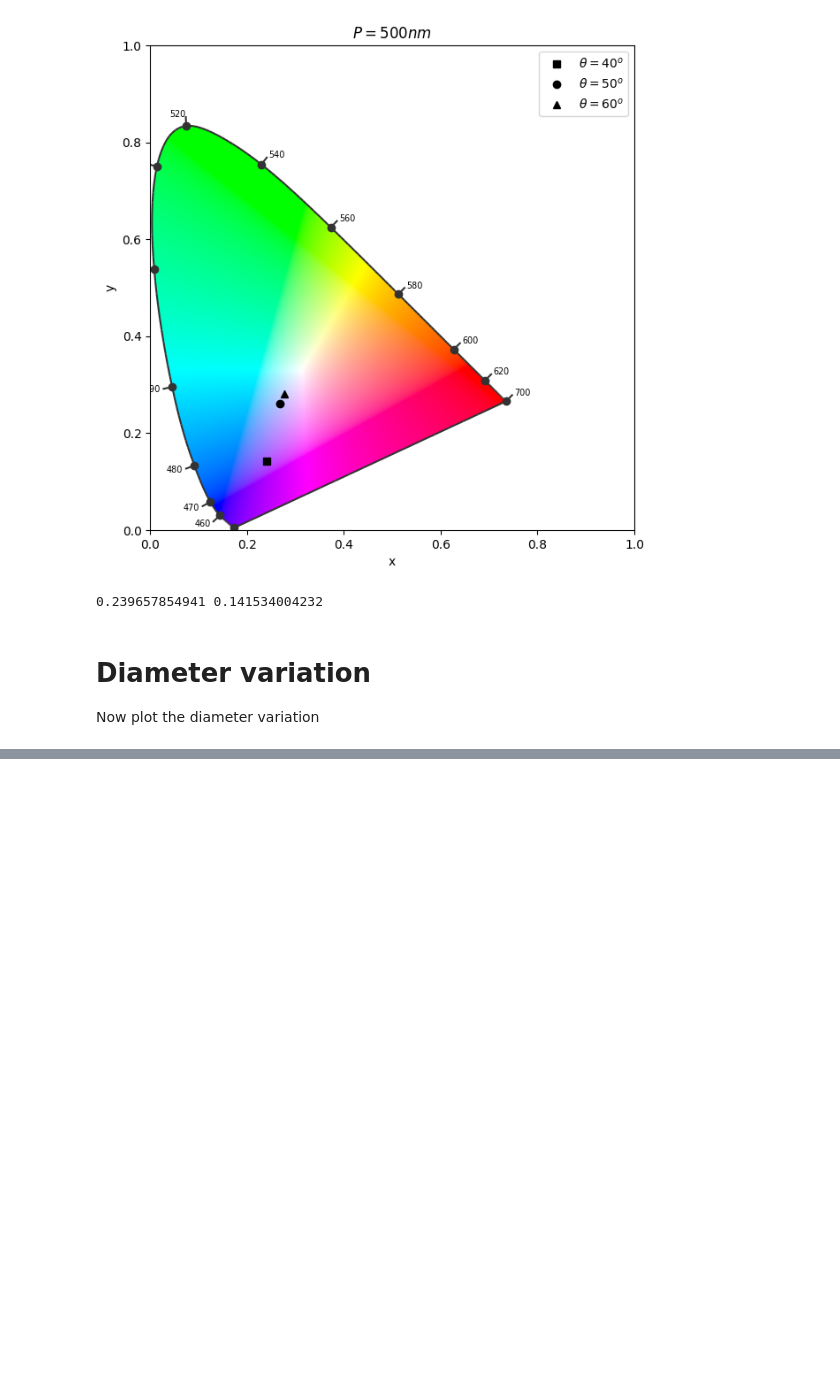
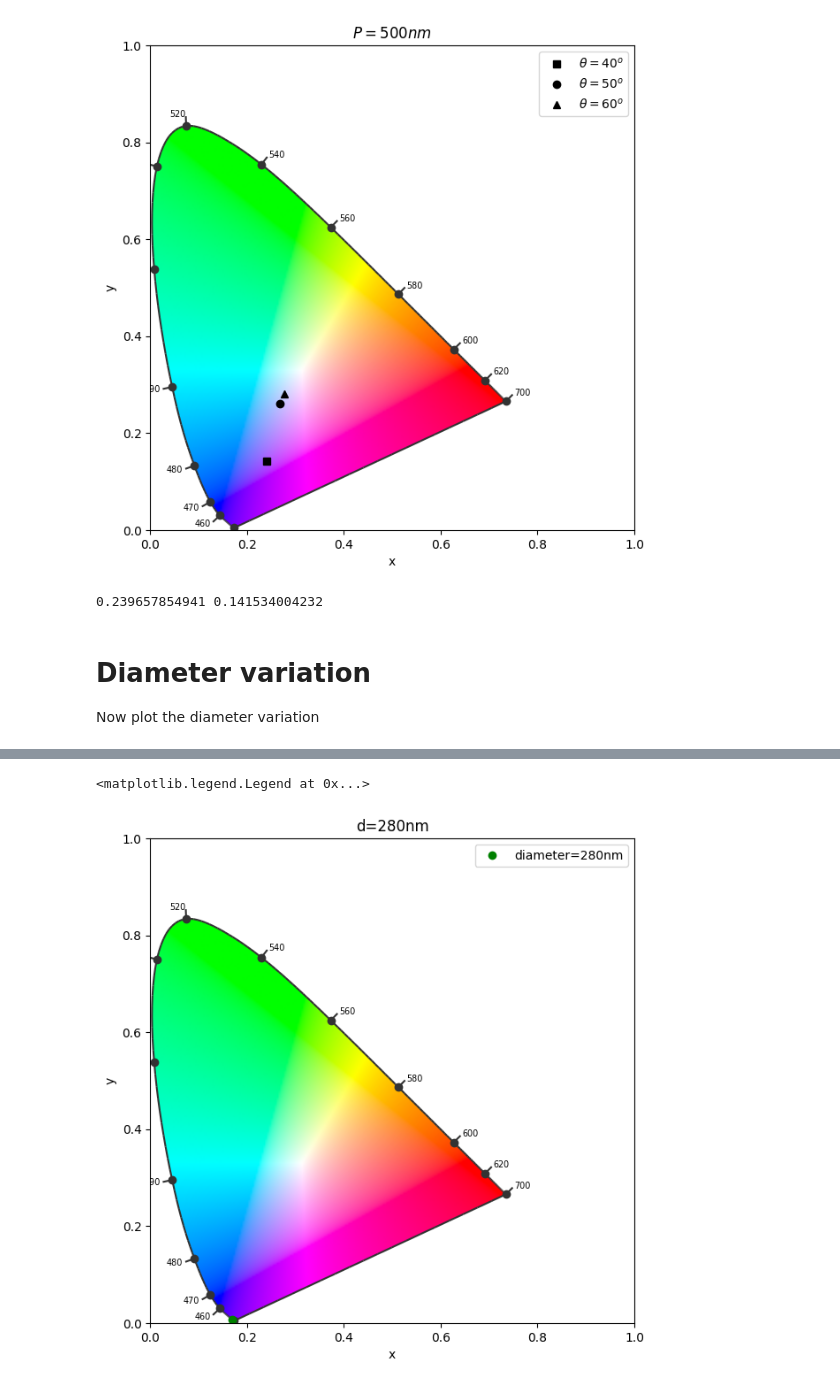
Before and after one commit to Feymankamal/Chromaticity-1931, a Jupyter notebook: colour_map.ipynb, the cells around one changed output, grey strips where cells are left out. Cells and saved outputs as stored; diff of their text form; code cells hidden in the pictures; blank space fills up the shorter version.

```diff
--- a/colour_map.ipynb
+++ b/colour_map.ipynb
@@ -604,0 +667,8 @@ Now plot the diameter variation
+# %%
+def xyvald(y):
+  xch=np.trapz(y*cie.x[40:101],wavel)
+  ych=np.trapz(y*cie.y[40:101],wavel)
+  zch=np.trapz(y*cie.z[40:101],wavel)
+  x=xch/(xch+ych+zch)
+  y=ych/(xch+ych+zch)
+  return x,y
@@ -604,0 +703,16 @@ Now plot the diameter variation
+# %%
+import colour
+figure, axes = colour.plotting.diagrams.plot_chromaticity_diagram_CIE1931(standalone=False)
+axes.plot(xd_280, yd_280,'go',label='diameter=280nm')
+#axes.plot(xd_267, yd_267, 'ro', label='diameter=267nm')
+#axes.plot(xd_253, yd_253, 'bo', label='diameter=253nm')
+#axes.plot(xd_240, yd_240, 'co', label='diameter=240nm')
+plt.xlabel('x')
+plt.ylabel('y')
+plt.title('d=280nm')
+fd_267=interpolate.interp1d(dia.wavelength, dia.d_267nm)
+ydi_267=fd_267(wavel)
+plt.legend(loc='upper right')
+# %% [output]
+<matplotlib.legend.Legend at 0x...>
+[figure, added]
```
Also changed, not shown: parts of 11 cells of this notebook.
